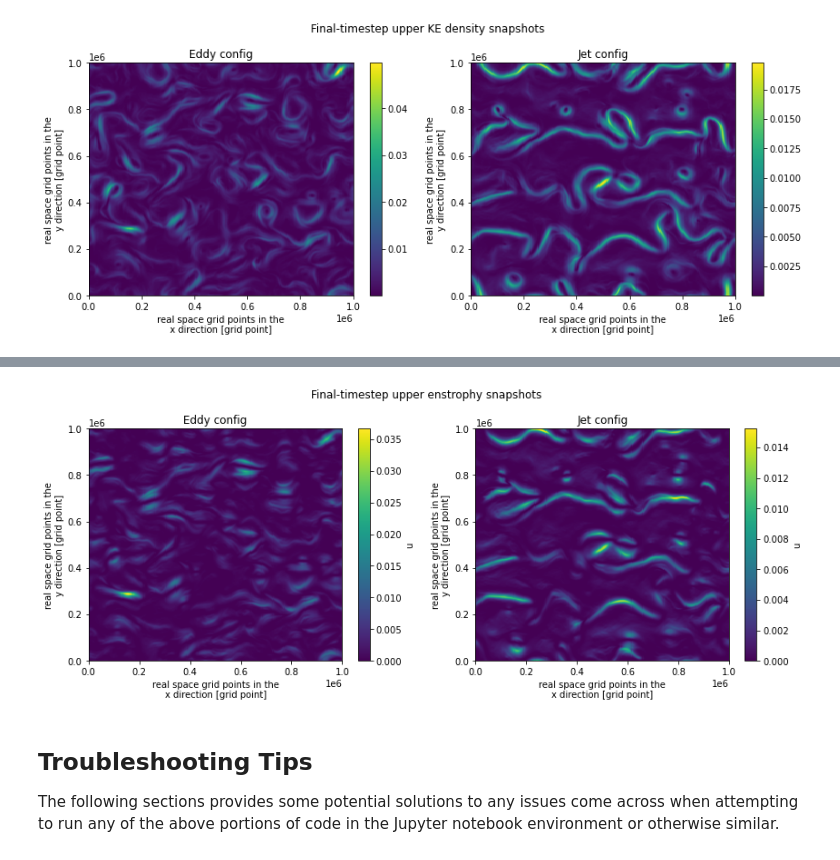
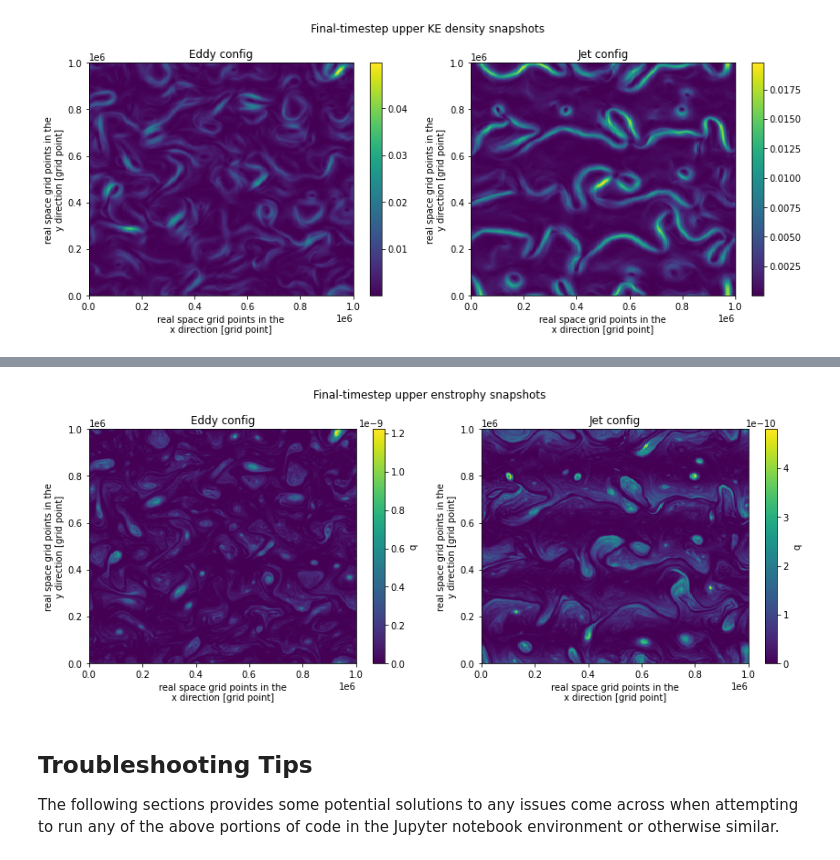
Before and after one commit to m2lines/MLwithQG, a Jupyter notebook: notebooks/Running High Resolution Simulations With pyqg.ipynb, the cells around one changed output, grey strips where cells are left out. Saved outputs shown, nothing was run; the diff lists cells and outputs as text; code cells hidden in the pictures.

Commit message:
Plotted snapshots of enstrophy

```diff
--- a/notebooks/Running High Resolution Simulations With pyqg.ipynb
+++ b/notebooks/Running High Resolution Simulations With pyqg.ipynb
@@ -160,14 +160,13 @@ To plot snapshots of the barotropic enstrophy, we use only the state variable `u
 # %%
-# TODO: Take curl of u as vector
-eddy_enstrophy = (eddy_high_res.u * eddy_high_res.u) / 2
-jet_enstrophy = (jet_high_res.u * jet_high_res.u) / 2
+eddy_enstrophy = (eddy_high_res.q * eddy_high_res.q) / 2
+jet_enstrophy = (jet_high_res.q * jet_high_res.q) / 2
 
 plt.figure(figsize=(12,5)).suptitle("Final-timestep upper enstrophy snapshots")
 plt.subplot(121); eddy_enstrophy.isel(lev=0, time=-1).plot(); plt.title("Eddy config")
 plt.subplot(122);  jet_enstrophy.isel(lev=0, time=-1).plot(); plt.title( "Jet config")
 plt.tight_layout()
 # %% [output]
-[figure, old version]
+[figure, new version]
 # %% [markdown]
 ## Troubleshooting Tips
 The following sections provides some potential solutions to any issues come across when attempting to run any of the above portions of code in the Jupyter notebook environment or otherwise similar.
```
Also changed, not shown: parts of 4 cells of this notebook.
